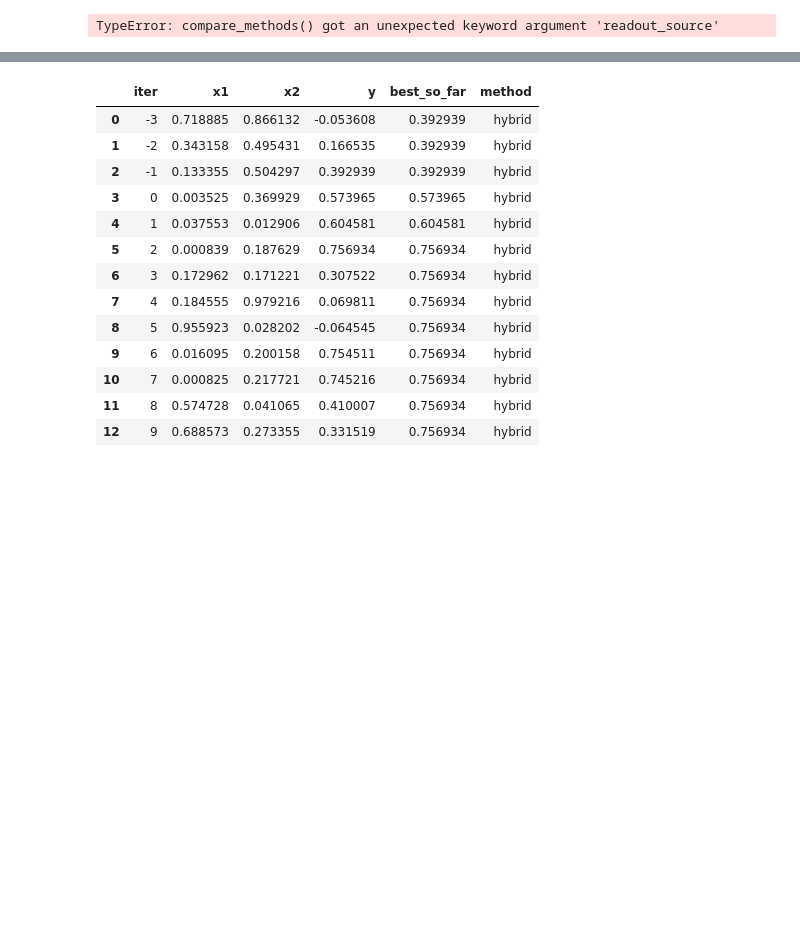
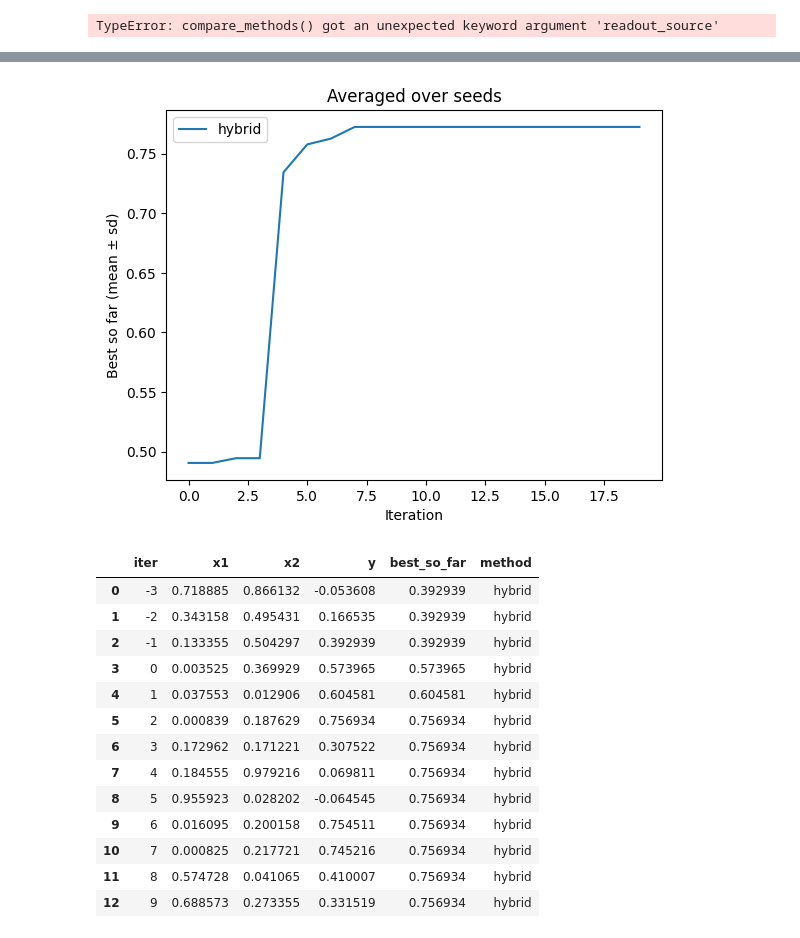
Before and after one commit to armtfgh/POLARIS-Project-, a Jupyter notebook: Franke Surface/dynamic_new.ipynb, the cells around one changed output, grey strips where cells are left out. Drawn from its saved outputs; the diff is of its cells as text; code cells hidden in the pictures; blank space fills up the shorter version.

```diff
--- a/Franke Surface/dynamic_new.ipynb
+++ b/Franke Surface/dynamic_new.ipynb
@@ -324,3 +439,7 @@ y_best = 0.7632732391357422
+# %%
+plot_runs_mean(hyb_llm)
+# %% [output]
+[figure, added]
 # %%
 hyb_flat
 # %% [output]
```
Also changed, not shown: parts of 3 cells of this notebook, 2 other files.
